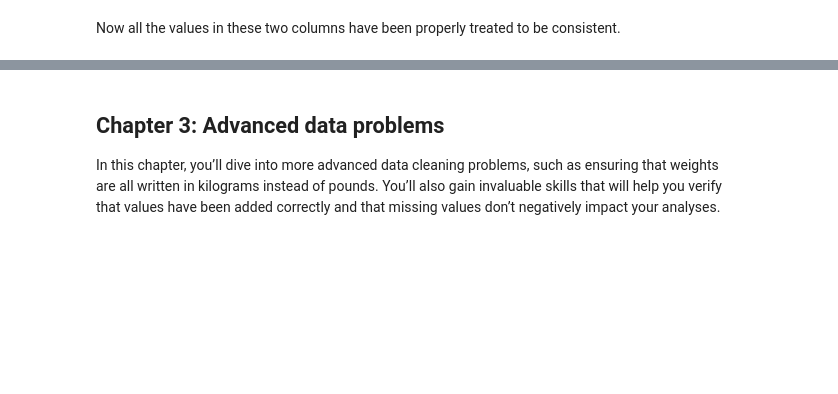
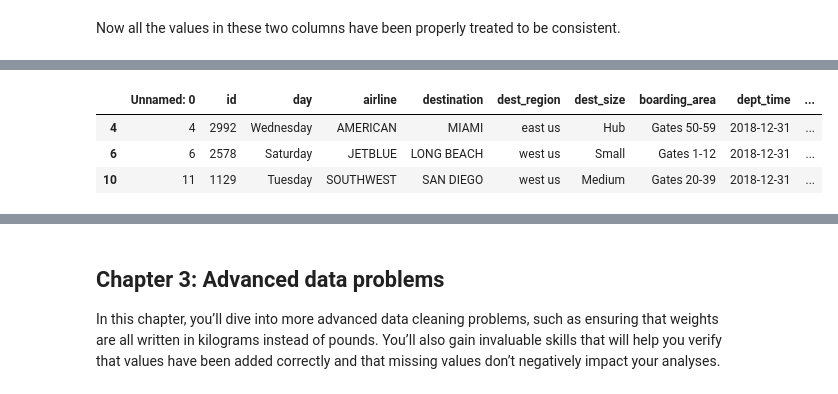
Before and after one commit to mahmoudadelaziz/data-cleaning-with-python, a Jupyter notebook: Cleaning Data in Python.ipynb, the cells around one changed output, grey strips where cells are left out. Cells and saved outputs as stored; diff of their text form; code cells hidden in the pictures; blank space fills up the shorter version.

Commit message:
Learned about cleaning text data

```diff
--- a/Cleaning Data in Python.ipynb
+++ b/Cleaning Data in Python.ipynb
@@ -429,0 +537,16 @@ Now all the values in these two columns have been properly treated to be consist
+# %%
+# Replace "Dr." with empty string ""
+airlines['full_name'] = airlines['full_name'].str.replace("Dr.","")
+
+# Replace "Mr." with empty string ""
+airlines['full_name'] = airlines['full_name'].str.replace("Mr.","")
+
+# Replace "Miss" with empty string ""
+airlines['full_name'] = airlines['full_name'].str.replace("Miss","")
+
+
+# Replace "Ms." with empty string ""
+airlines['full_name'] = airlines['full_name'].str.replace("Ms.","")
+
+# Assert that full_name has no honorifics
+assert airlines['full_name'].str.contains('Ms.|Mr.|Miss|Dr.').any() == False
@@ -429,0 +561,34 @@ Now all the values in these two columns have been properly treated to be consist
+# %%
+# Simulating the original exercise
+
+surveys_array = np.full(2477, np.nan, dtype='object')
+RAW_SURVEYS = np.array(['It was terrible', "I didn't like the flight", 'I hate this ',
+       'Not a fan', 'Bad', 'Horrible', 'Very poor', 'Unacceptable flight',
+       'It was awful', 'My fllight was really unpleasant',
+       'I am not a fan', 'I had a bad flight', 'It was very bad',
+       'it was horrible', 'Terrible', 'It was substandard',
+       'I did not enjoy the flight',
+       'The airport personnell forgot to alert us of delayed flights, the bathrooms could have been cleaner',
+       'The food in the airport was really really expensive - also no automatic escalators!',
+       'One of the other travelers was really loud and talkative and was making a scene and no one did anything about it',
+       "I don't remember answering the survey with these scores, my experience was great! ",
+       'The airport personnel kept ignoring my requests for directions ',
+       'The chair I sat in was extremely uncomfortable, I still have back pain to this day! ',
+       'I wish you were more like other airports, the flights were really disorganized! ',
+       'I was really unsatisfied with the wait times before the flight. It was unacceptable.',
+       "The flight was okay, but I didn't really like the number of times I had to stop at security",
+       'We were really slowed down by security measures, I missed my flight because of it! ',
+       'There was a spill on the aisle next to the bathroom and it took hours to clean!',
+       'I felt very unsatisfied by how long the flight took to take off.'],
+      dtype=object)
+surveys_array[:29] = RAW_SURVEYS
+
+airlines["survey_response"] = surveys_array
+airlines_with_surveys = airlines.dropna()
+# Check
+airlines_with_surveys.sample(3)
+# %% [output]
+|  | Unnamed: 0 | id | day | airline | destination | dest_region | dest_size | boarding_area | dept_time | ... |
+| 4 | 4 | 2992 | Wednesday | AMERICAN | MIAMI | east us | Hub | Gates 50-59 | 2018-12-31 | ... |
+| 6 | 6 | 2578 | Saturday | JETBLUE | LONG BEACH | west us | Small | Gates 1-12 | 2018-12-31 | ... |
+| 10 | 11 | 1129 | Tuesday | SOUTHWEST | SAN DIEGO | west us | Medium | Gates 20-39 | 2018-12-31 | ... |
```
Also changed, not shown: parts of 10 cells of this notebook.
